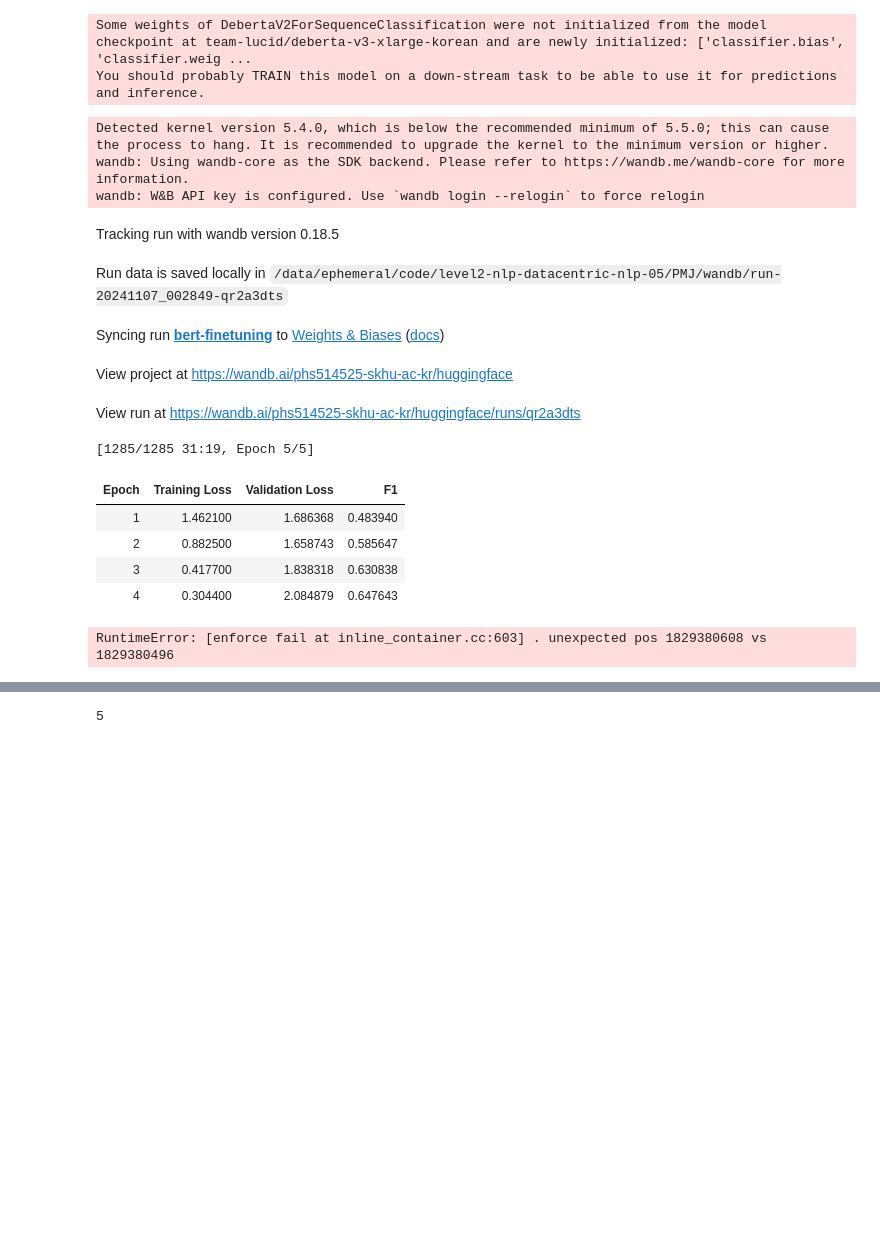
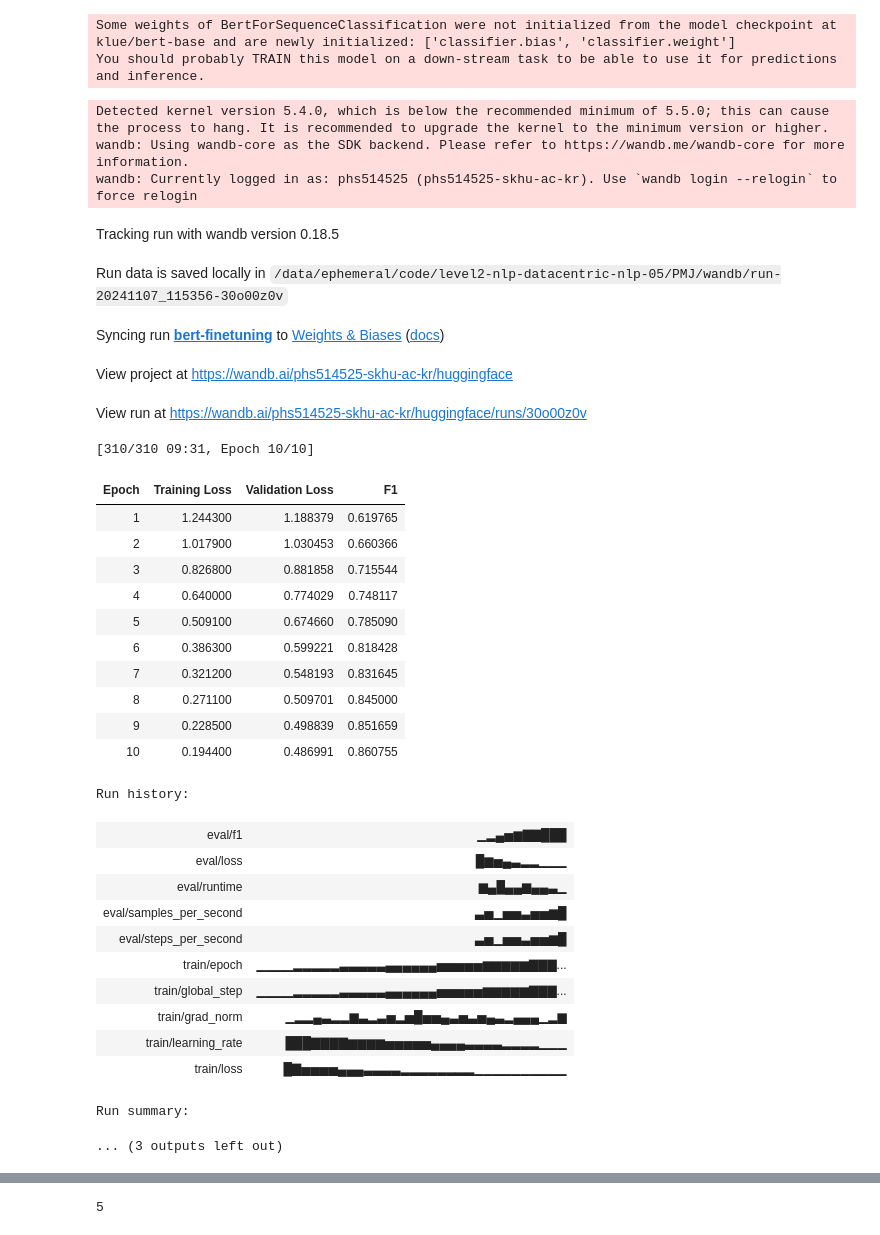
Before and after one commit to boostcampaitech7/level2-nlp-datacentric-nlp-05, a Jupyter notebook: PMJ/labeling.ipynb, the cells around one changed output, grey strips where cells are left out. Drawn from its saved outputs; the diff is of its cells as text; code cells hidden in the pictures; blank space fills up the shorter version.

```diff
--- a/PMJ/labeling.ipynb
+++ b/PMJ/labeling.ipynb
@@ -4,8 +4,8 @@ import pandas as pd
 from transformers import AutoModelForSequenceClassification, AutoTokenizer
 import torch
 # %%
-train_data = pd.read_csv('/data/ephemeral/data/aug_data_특수문자제거.csv')
-test_data = pd.read_csv("/data/ephemeral/data/train_df3.csv")
+train_data = pd.read_csv('/data/ephemeral/code/level2-nlp-datacentric-nlp-05/PMJ/정미노이즈만_제거및증강.csv')
+test_data = pd.read_csv("/data/ephemeral/data/train_noised(x)_remove.csv")
 # %%
 import re
 
@@ -24,22 +22,28 @@ def compute_metrics(eval_pred):
     predictions, labels = eval_pred
     predictions = np.argmax(predictions, axis=1)
     return f1.compute(predictions=predictions, references=labels, average='macro')
+# %%
+data2 = pd.read_csv('/data/ephemeral/data/aug_data_특수문자제거.csv')
+
+train_data = pd.concat([train_data,data2], ignore_index=True)
 # %%
 import wandb
 import dataset
 from datasets import Dataset
 from transformers import AutoTokenizer, AutoModelForSequenceClassification, Trainer, TrainingArguments
+from sklearn.model_selection import train_test_split
 
-model_name = 'team-lucid/deberta-v3-xlarge-korean'
+model_name = 'klue/bert-base'
 tokenizer = AutoTokenizer.from_pretrained(model_name)
 model = AutoModelForSequenceClassification.from_pretrained(model_name, num_labels=len(train_data['target'].unique()))
 
-# 토큰화 함수
+dataset_train, dataset_valid = train_test_split(train_data, test_size=0.1, random_state=42)
+
 def tokenize_function(examples):
     return tokenizer(examples["text"], padding="max_length", max_length=128, truncation=True)
 
-train_dataset = Dataset.from_pandas(train_data)
-test_dataset = Dataset.from_pandas(test_data)
+train_dataset = Dataset.from_pandas(dataset_train)
+test_dataset = Dataset.from_pandas(dataset_valid)
 train_dataset = train_dataset.map(tokenize_function, batched=True)
 test_dataset = test_dataset.map(tokenize_function, batched=True)
 train_dataset = train_dataset.rename_column("target", "labels")
@@ -52,45 +56,63 @@ training_args = TrainingArguments(
     do_eval=True,
     output_dir="./results",
     evaluation_strategy="epoch",
     learning_rate=3e-5,
-    per_device_train_batch_size=24,
-    per_device_eval_batch_size=16,
-    logging_strategy="steps",       # 로그를 기록할 빈도 설정
+    per_device_train_batch_size=336,
+    per_device_eval_batch_size=32,
+    logging_strategy="steps",
     logging_steps=10,
-    num_train_epochs=5,
+    num_train_epochs=10,
     weight_decay=0.01,
-    report_to="wandb",              # wandb에 로그 기록
+    report_to="wandb",
     run_name="bert-finetuning",
     metric_for_best_model='eval_f1',
     greater_is_better=True,
     lr_scheduler_type='linear',
 )
 
 trainer = Trainer(
     model=model,
     args=training_args,
     train_dataset=train_dataset,
     eval_dataset=test_dataset,
     compute_metrics=compute_metrics,
 )
 
 trainer.train()
 wandb.finish()
 # %% [output]
-Some weights of DebertaV2ForSequenceClassification were not initialized from the model checkpoint at team-lucid/deberta-v3-xlarge-korean and are newly initialized: ['classifier.bias', 'classifier.weig ...
+Some weights of BertForSequenceClassification were not initialized from the model checkpoint at klue/bert-base and are newly initialized: ['classifier.bias', 'classifier.weight']
 You should probably TRAIN this model on a down-stream task to be able to use it for predictions and inference.
 Detected kernel version 5.4.0, which is below the recommended minimum of 5.5.0; this can cause the process to hang. It is recommended to upgrade the kernel to the minimum version or higher.
 wandb: Using wandb-core as the SDK backend. Please refer to https://wandb.me/wandb-core for more information.
-wandb: W&B API key is configured. Use `wandb login --relogin` to force relogin
+wandb: Currently logged in as: phs514525 (phs514525-skhu-ac-kr). Use `wandb login --relogin` to force relogin
 Tracking run with wandb version 0.18.5
-Run data is saved locally in /data/ephemeral/code/level2-nlp-datacentric-nlp-05/PMJ/wandb/run-20241107_002849-qr2a3dts
+Run data is saved locally in /data/ephemeral/code/level2-nlp-datacentric-nlp-05/PMJ/wandb/run-20241107_115356-30o00z0v
 Syncing run bert-finetuning to Weights & Biases (docs)
 View project at https://wandb.ai/phs514525-skhu-ac-kr/huggingface
-View run at https://wandb.ai/phs514525-skhu-ac-kr/huggingface/runs/qr2a3dts
+View run at https://wandb.ai/phs514525-skhu-ac-kr/huggingface/runs/30o00z0v
-[1285/1285 31:19, Epoch 5/5]
+[310/310 09:31, Epoch 10/10]
 | Epoch | Training Loss | Validation Loss | F1 |
-| 1 | 1.462100 | 1.686368 | 0.483940 |
-| 2 | 0.882500 | 1.658743 | 0.585647 |
-| 3 | 0.417700 | 1.838318 | 0.630838 |
-| 4 | 0.304400 | 2.084879 | 0.647643 |
+| 1 | 1.244300 | 1.188379 | 0.619765 |
+| 2 | 1.017900 | 1.030453 | 0.660366 |
+| 3 | 0.826800 | 0.881858 | 0.715544 |
+| 4 | 0.640000 | 0.774029 | 0.748117 |
+| 5 | 0.509100 | 0.674660 | 0.785090 |
+| 6 | 0.386300 | 0.599221 | 0.818428 |
+| 7 | 0.321200 | 0.548193 | 0.831645 |
+| 8 | 0.271100 | 0.509701 | 0.845000 |
+| 9 | 0.228500 | 0.498839 | 0.851659 |
+| 10 | 0.194400 | 0.486991 | 0.860755 |
-RuntimeError: [enforce fail at inline_container.cc:603] . unexpected pos 1829380608 vs 1829380496
+Run history:
+| eval/f1 | ▁▂▄▅▆▇▇███ |
+| eval/loss | █▆▅▄▃▂▂▁▁▁ |
+| eval/runtime | ▆▄█▄▄▆▄▄▃▁ |
+| eval/samples_per_second | ▃▅▁▅▅▃▅▅▆█ |
+| eval/steps_per_second | ▃▅▁▅▅▃▅▅▆█ |
+| train/epoch | ▁▁▁▁▂▂▂▂▂▃▃▃▃▃▄▄▄▄▄▄▅▅▅▅▅▆▆▆▆▆▇▇▇... |
+| train/global_step | ▁▁▁▁▂▂▂▂▂▃▃▃▃▃▄▄▄▄▄▄▅▅▅▅▅▆▆▆▆▆▇▇▇... |
+| train/grad_norm | ▁▂▂▄▃▂▂▆▃▂▃▅▂▅█▅▅▄▃▅▃▅▄▃▂▄▄▄▁▂▆ |
+| train/learning_rate | ███▇▇▇▇▆▆▆▆▅▅▅▅▅▄▄▄▄▃▃▃▃▂▂▂▂▁▁▁ |
+| train/loss | █▇▅▅▅▅▄▄▄▃▃▃▃▂▂▂▂▂▂▂▂▁▁▁▁▁▁▁▁▁▁ |
+Run summary:
+... (3 outputs left out)
```
Also changed, not shown: parts of 15 cells of this notebook.
